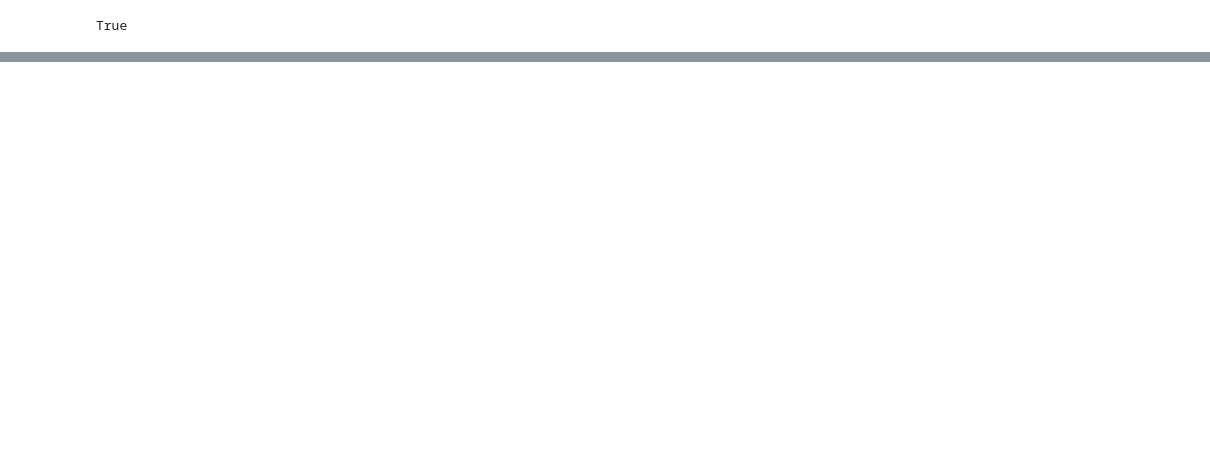
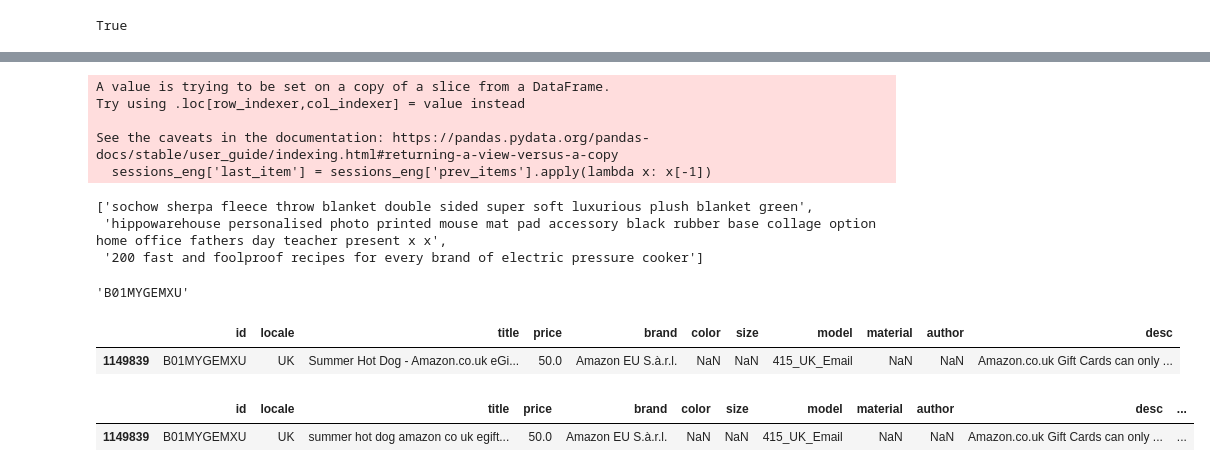
Before and after one commit to VitalijsTickovs/NLP_Project_2023, a Jupyter notebook: word2wec.ipynb, the cells around one changed output, grey strips where cells are left out. Cells and saved outputs as stored; diff of their text form; code cells hidden in the pictures; blank space fills up the shorter version.

```diff
--- a/word2wec.ipynb
+++ b/word2wec.ipynb
@@ -79,8 +70,6 @@ array(['DE', 'JP', 'UK', 'ES', 'FR', 'IT'], dtype=object)
 # Exctract the English products only (UK)
 
 products_eng = products[products['locale']=='UK']
-# %%
-products_eng = products_eng[products_eng['id'].isin(unique_items)]
 # %%
 products_eng.head()
 # %% [output]
@@ -168,4 +163,4 @@ products_eng[products_eng['title'].isna()]
 Drop empty titles:
 # %%
 products_eng['title_count'] = products_eng['title'].apply(lambda x: len(x))
-products_eng = products_eng[products_eng['title_count'] > 0]
+# products_eng = products_eng[products_eng['title_count'] > 0]
@@ -487,0 +478,8 @@ annoy_indexer.get_distance(2,82956)
+# %%
+sessions_eng['last_item'] = sessions_eng['prev_items'].apply(lambda x: x[-1])
+# %% [output]
+A value is trying to be set on a copy of a slice from a DataFrame.
+Try using .loc[row_indexer,col_indexer] = value instead
+
+See the caveats in the documentation: https://pandas.pydata.org/pandas-docs/stable/user_guide/indexing.html#returning-a-view-versus-a-copy
+  sessions_eng['last_item'] = sessions_eng['prev_items'].apply(lambda x: x[-1])
@@ -487,0 +513,9 @@ annoy_indexer.get_distance(2,82956)
+# %%
+index_list = [0, 1, 2]
+indices = get_closest_items_from_indices(annoy_indexer, index_list)
+i2t_d = build_index2title_dictionary(prod_embed_df)
+get_elements_from_keys(i2t_d, indices)
+# %% [output]
+['sochow sherpa fleece throw blanket double sided super soft luxurious plush blanket green',
+ 'hippowarehouse personalised photo printed mouse mat pad accessory black rubber base collage option home office fathers day teacher present x x',
+ '200 fast and foolproof recipes for every brand of electric pressure cooker']
@@ -487,0 +576,14 @@ annoy_indexer.get_distance(2,82956)
+# %%
+next_ids.iloc[10]
+# %% [output]
+'B01MYGEMXU'
+# %%
+products[products['id']=="B01MYGEMXU"]
+# %% [output]
+|  | id | locale | title | price | brand | color | size | model | material | author | desc |
+| 1149839 | B01MYGEMXU | UK | Summer Hot Dog - Amazon.co.uk eGi... | 50.0 | Amazon EU S.à.r.l. | NaN | NaN | 415_UK_Email | NaN | NaN | Amazon.co.uk Gift Cards can only ... |
+# %%
+products_eng[products_eng['id']=="B01MYGEMXU"]
+# %% [output]
+|  | id | locale | title | price | brand | color | size | model | material | author | desc | ... |
+| 1149839 | B01MYGEMXU | UK | summer hot dog amazon co uk egift... | 50.0 | Amazon EU S.à.r.l. | NaN | NaN | 415_UK_Email | NaN | NaN | Amazon.co.uk Gift Cards can only ... | ... |
```
Also changed, not shown: parts of 56 cells of this notebook.
